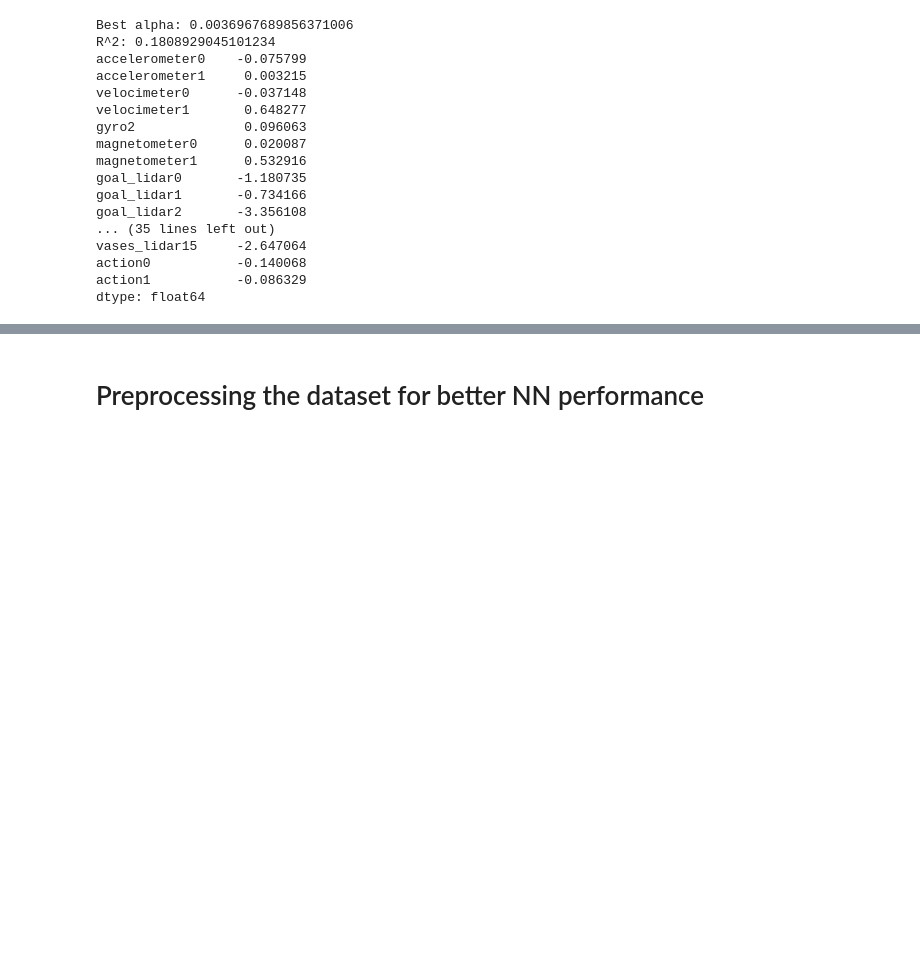
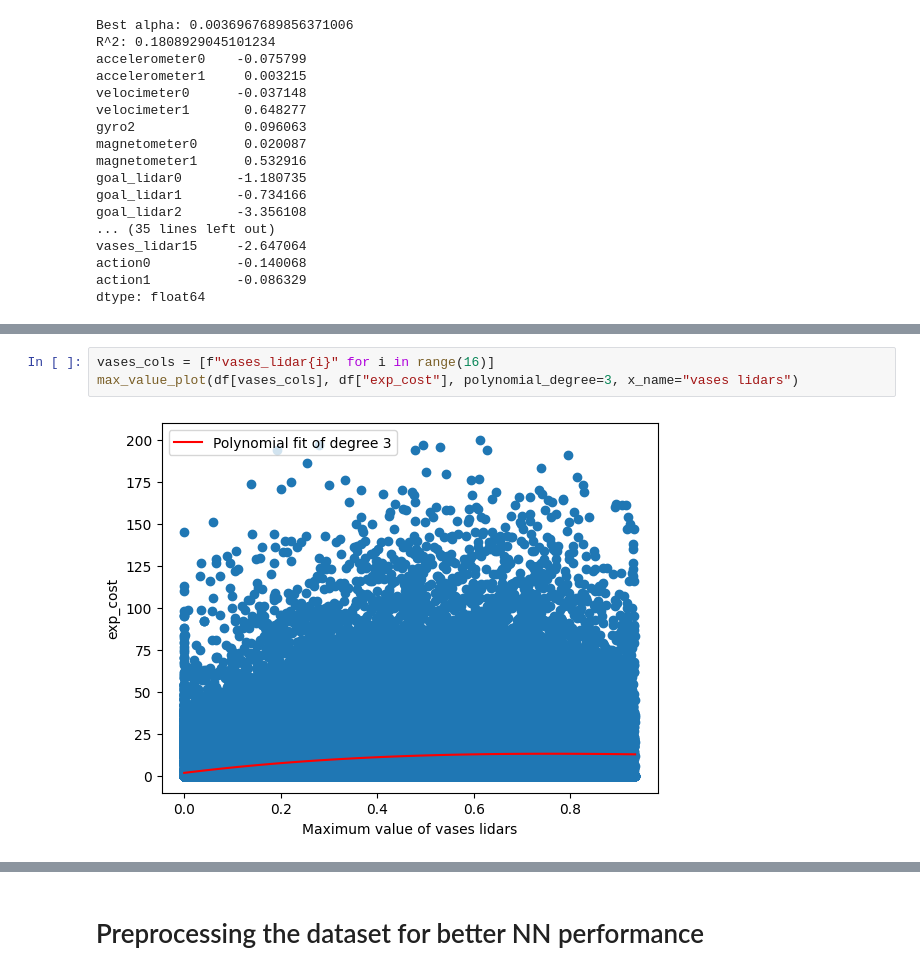
Before and after one commit to Shirkanzilla/predictive-control-switch, a Jupyter notebook: Safety-Gymnasium/create_dataset.ipynb, the cells around one changed output, grey strips where cells are left out. Drawn from its saved outputs; the diff is of its cells as text; blank space fills up the shorter version.

```diff
--- a/Safety-Gymnasium/create_dataset.ipynb
+++ b/Safety-Gymnasium/create_dataset.ipynb
@@ -497,0 +515,5 @@ TypeError: 'str' object is not callable
+# %%
+vases_cols = [f"vases_lidar{i}" for i in range(16)]
+max_value_plot(df[vases_cols], df["exp_cost"], polynomial_degree=3, x_name="vases lidars")
+# %% [output]
+[figure, added]
```
Also changed, not shown: parts of 8 cells of this notebook.
